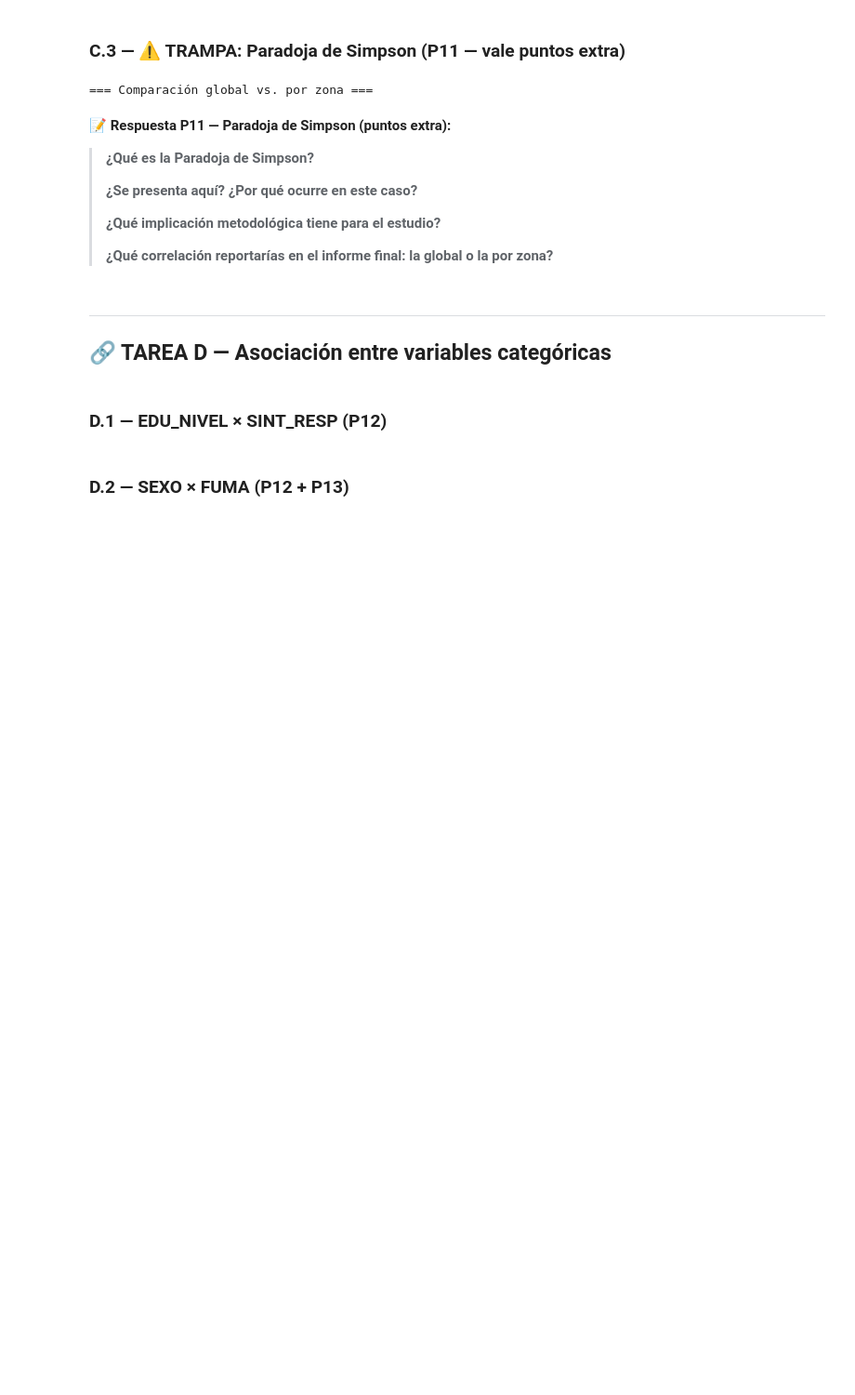
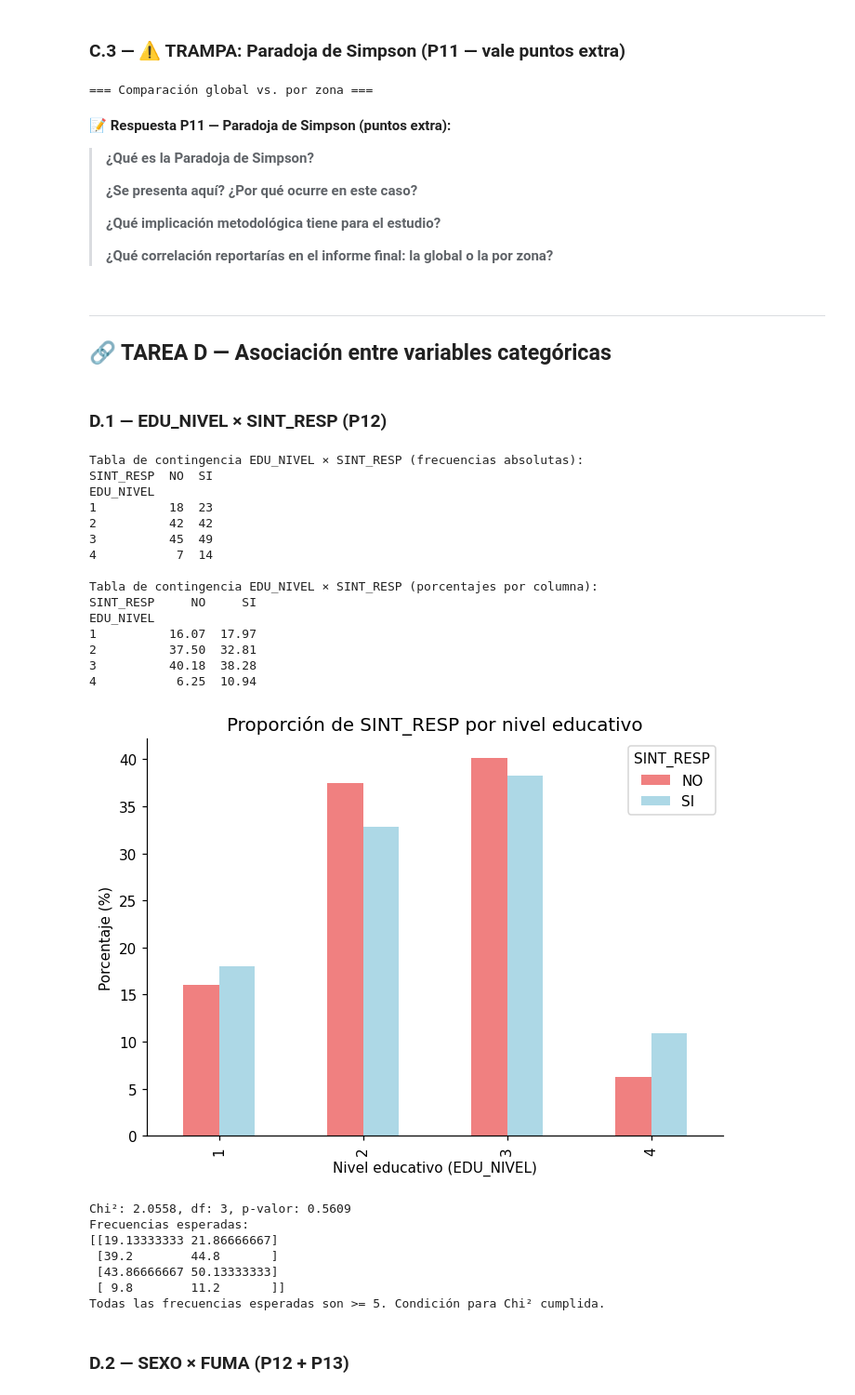
Before and after one commit to oscariolo/Ciencia-de-datos, a Jupyter notebook: ExamenInterciclo/notebook.ipynb, the cells around one changed output. Shown at 93% size. Drawn from its saved outputs; the diff is of its cells as text; code cells hidden in the pictures; blank space fills up the shorter version.

```diff
--- a/ExamenInterciclo/notebook.ipynb
+++ b/ExamenInterciclo/notebook.ipynb
@@ -727,24 +759,70 @@ print('\n=== Comparación global vs. por zona ===')
 # %%
 # ─── Tabla de contingencia ────────────────────────────────────────────────────
 # TODO: Crea la tabla de contingencia EDU_NIVEL × SINT_RESP con pd.crosstab.
 #       Calcula también los porcentajes por columna.
 
 ### TU CÓDIGO AQUÍ ###
 
+tbl_contingencia = pd.crosstab(df['EDU_NIVEL'], df['SINT_RESP'])
+tbl_porcentajes = pd.crosstab(df['EDU_NIVEL'], df['SINT_RESP'], normalize='columns') * 100
+print("Tabla de contingencia EDU_NIVEL × SINT_RESP (frecuencias absolutas):")
+print(tbl_contingencia)
+print("\nTabla de contingencia EDU_NIVEL × SINT_RESP (porcentajes por columna):")
+print(tbl_porcentajes.round(2))
 
 # ─── Gráfico ──────────────────────────────────────────────────────────────────
 # TODO: Gráfico de barras agrupadas (proporciones por nivel educativo).
 #       EDU_NIVEL en eje X (1=Primaria…4=Postgrado), SINT_RESP en colores.
 
 ### TU CÓDIGO AQUÍ ###
 
+tbl_porcentajes.plot(kind='bar', stacked=False, color=['lightcoral', 'lightblue'])
+plt.title('Proporción de SINT_RESP por nivel educativo')
+plt.xlabel('Nivel educativo (EDU_NIVEL)')
+plt.ylabel('Porcentaje (%)')
+plt.legend(title='SINT_RESP', labels=['NO', 'SI'])
+plt.tight_layout()
+plt.show()
 
 # ─── Chi-cuadrado de independencia ───────────────────────────────────────────
 # TODO: Ejecuta chi2_contingency. Imprime: X², df, p-valor.
 #       VERIFICA la condición: ¿todas las frecuencias esperadas son >= 5?
 #       Si no, ¿qué alternativa usarías?
 
 ### TU CÓDIGO AQUÍ ###
+
+chi2, p, dof, expected = chi2_contingency(tbl_contingencia)
+print(f"Chi²: {chi2:.4f}, df: {dof}, p-valor: {p:.4f}")
+print("Frecuencias esperadas:")
+print(expected)
+if np.all(expected >= 5):
+    print("Todas las frecuencias esperadas son >= 5. Condición para Chi² cumplida.")
+else:
+    print("Al menos una frecuencia esperada es < 5. Se recomienda usar test exacto de Fisher.")
+# %% [output]
+Tabla de contingencia EDU_NIVEL × SINT_RESP (frecuencias absolutas):
+SINT_RESP  NO  SI
+EDU_NIVEL
+1          18  23
+2          42  42
+3          45  49
+4           7  14
+
+Tabla de contingencia EDU_NIVEL × SINT_RESP (porcentajes por columna):
+SINT_RESP     NO     SI
+EDU_NIVEL
+1          16.07  17.97
+2          37.50  32.81
+3          40.18  38.28
+4           6.25  10.94
+[figure, added]
+Chi²: 2.0558, df: 3, p-valor: 0.5609
+Frecuencias esperadas:
+[[19.13333333 21.86666667]
+ [39.2        44.8       ]
+ [43.86666667 50.13333333]
+ [ 9.8        11.2       ]]
+Todas las frecuencias esperadas son >= 5. Condición para Chi² cumplida.
 # %% [markdown]
 ### D.2 — SEXO × FUMA (P12 + P13)
 # %%
```
Also changed, not shown: parts of 13 cells of this notebook.
